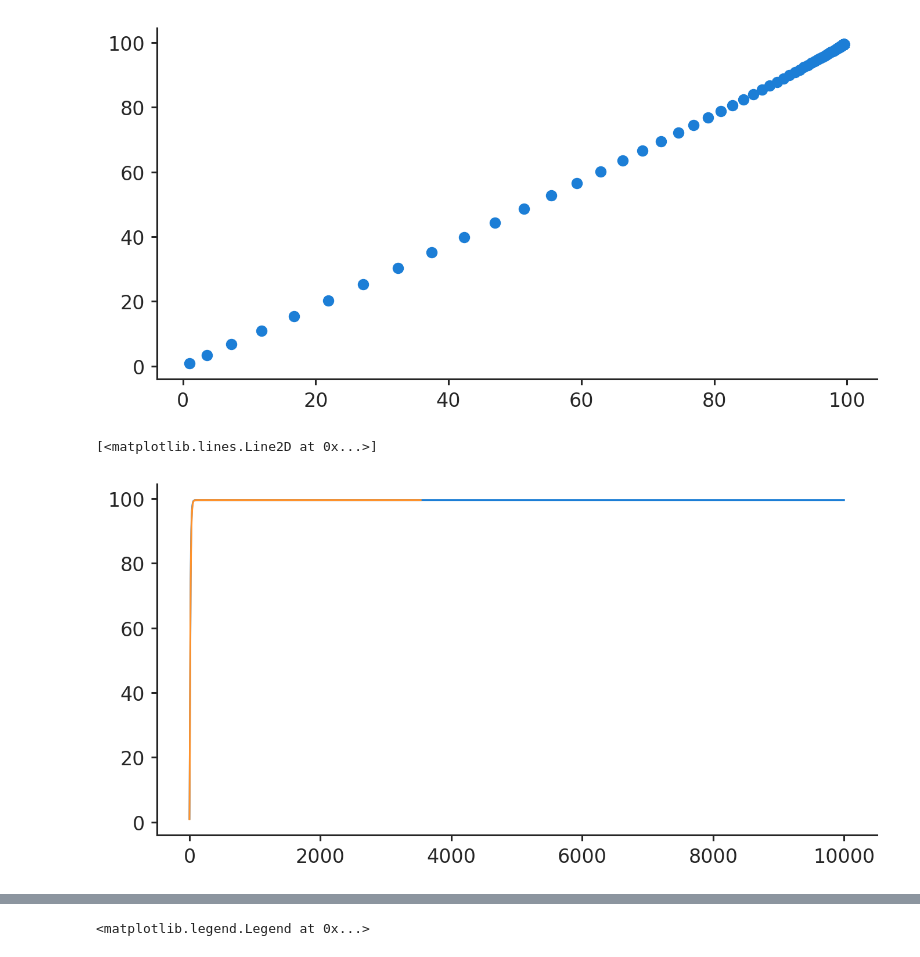
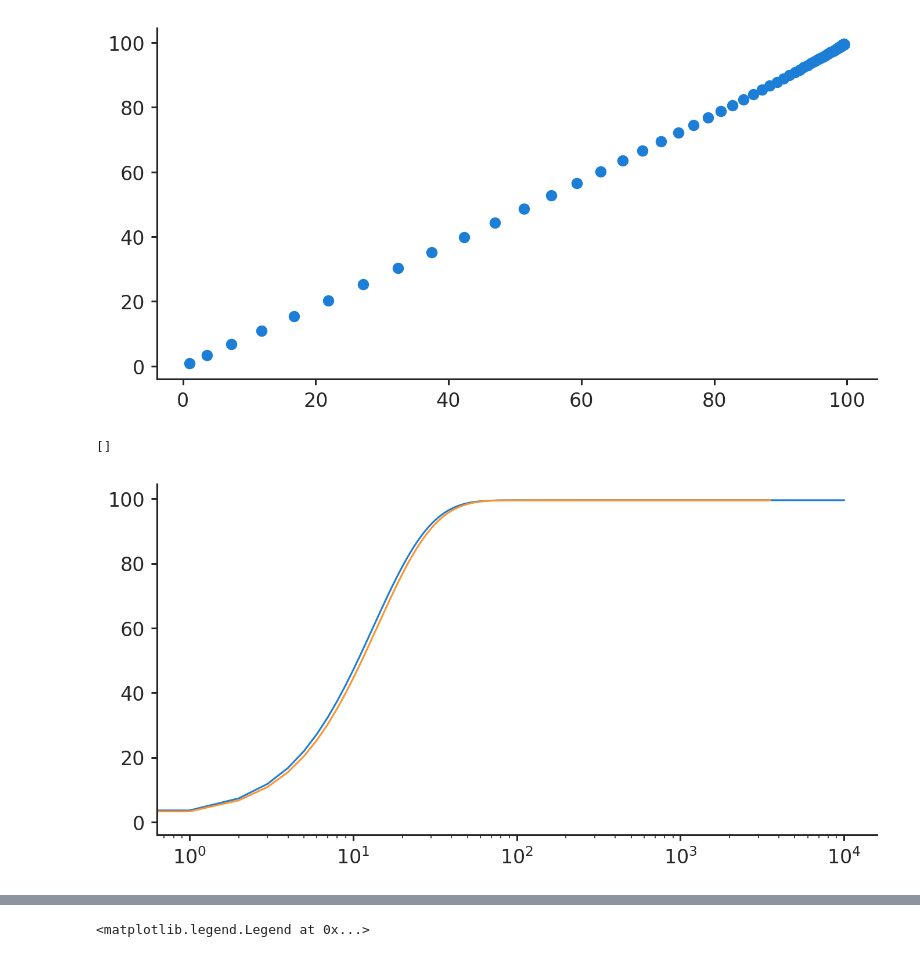
Before and after one commit to vsbuffalo/bprime, a Jupyter notebook: notebooks/region_simulations.ipynb, the cells around one changed output, grey strips where cells are left out. Cells and saved outputs as stored; diff of their text form; code cells hidden in the pictures.

```diff
--- a/notebooks/region_simulations.ipynb
+++ b/notebooks/region_simulations.ipynb
@@ -154,6 +1133,7 @@ plt.scatter(a, b)
 # %%
 plt.plot(a)
 plt.plot(b)
+plt.semilogx()
 # %% [output]
-[<matplotlib.lines.Line2D at 0x...>]
+[]
-[figure, old version]
+[figure, new version]
```
Also changed, not shown: parts of 13 cells of this notebook, 3 other files.
